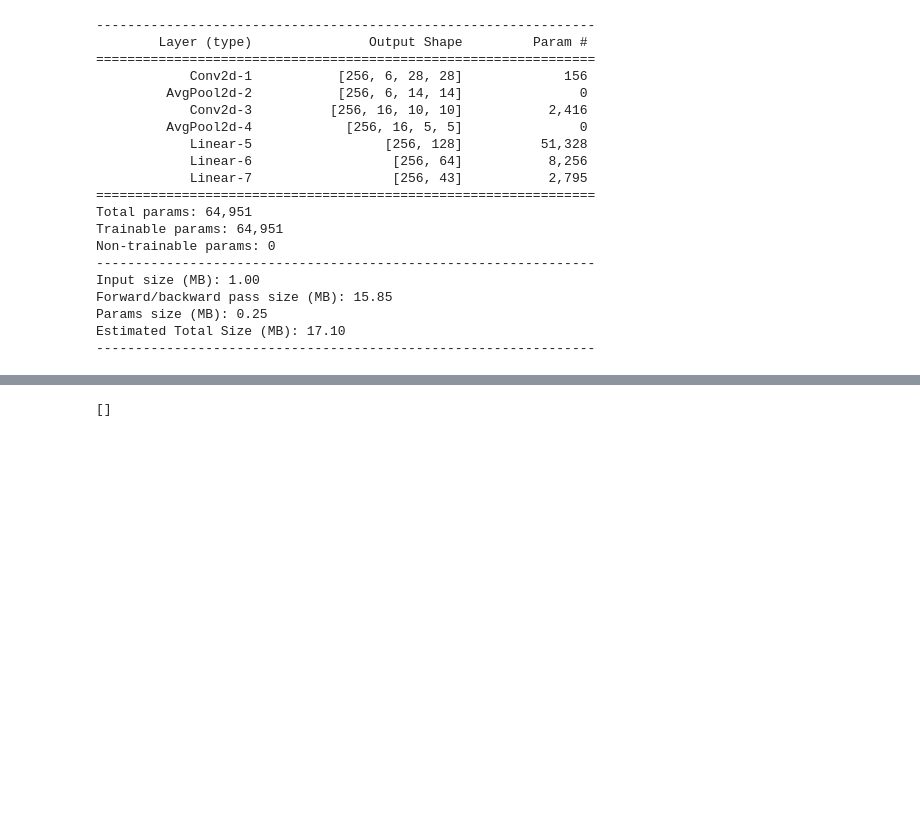
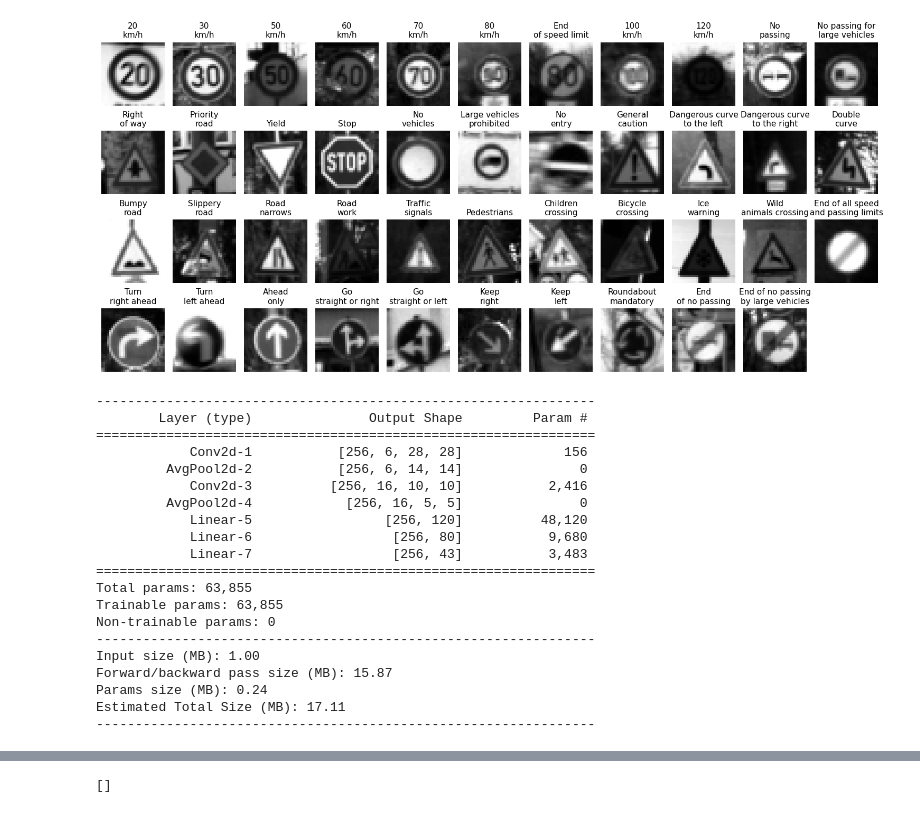
Before and after one commit to ro-jo-mo/Dissertation-Verifying-NN, a Jupyter notebook: Robustness/pytorch greyscale.ipynb, the cells around one changed output, grey strips where cells are left out. Drawn from its saved outputs; the diff is of its cells as text; code cells hidden in the pictures; blank space fills up the shorter version.

```diff
--- a/Robustness/pytorch greyscale.ipynb
+++ b/Robustness/pytorch greyscale.ipynb
@@ -124,3 +124,29 @@ Yield
+# %%
+images = torch.zeros((n_classes,1,_N,_N))
+
+for imgs,lbls in train_loader:
+    for img,lbl in zip(imgs,lbls):
+        images[lbl] = img
+# %%
+plt.rc('axes', titlesize=11)
+
+
+plt.figure(figsize=(15,7))
+
+
+for i, img in enumerate(images):
+    name = LABELS[i]
+    if len(name) > 24:
+        name = name[:12] + name[12:].replace(" ","\n",1)
+    else:
+        name = name.replace(" ","\n",1)
+    plt.subplot(4,11, i + 1)
+    plt.imshow(to_image(img),cmap="grey")
+    plt.title(name)
+    plt.axis("off")
+plt.tight_layout()
+# %% [output]
+[figure, added]
 # %%
 class Model(torch.nn.Module):
     def __init__(self):
@@ -137,9 +163,9 @@ class Model(torch.nn.Module):
         self.conv2 = torch.nn.Conv2d(x.shape[1],16,5)
         x = self.pool(self.activation(self.conv2(x)))
         x = torch.flatten(x, start_dim=1)
-        self.dense1 = torch.nn.Linear(x.shape[1],128)
+        self.dense1 = torch.nn.Linear(x.shape[1],120)
         x = self.activation(self.dense1(x))
-        self.dense2 = torch.nn.Linear(x.shape[1],64)
+        self.dense2 = torch.nn.Linear(x.shape[1],80)
         x = self.activation(self.dense2(x))
         self.final = torch.nn.Linear(x.shape[1],n_classes)
 
@@ -166,18 +192,18 @@ summary(model,(1,32,32),batch_size)
          AvgPool2d-2           [256, 6, 14, 14]               0
             Conv2d-3          [256, 16, 10, 10]           2,416
          AvgPool2d-4            [256, 16, 5, 5]               0
-            Linear-5                 [256, 128]          51,328
-            Linear-6                  [256, 64]           8,256
-            Linear-7                  [256, 43]           2,795
+            Linear-5                 [256, 120]          48,120
+            Linear-6                  [256, 80]           9,680
+            Linear-7                  [256, 43]           3,483
 ================================================================
-Total params: 64,951
-Trainable params: 64,951
+Total params: 63,855
+Trainable params: 63,855
 Non-trainable params: 0
 ----------------------------------------------------------------
 Input size (MB): 1.00
-Forward/backward pass size (MB): 15.85
-Params size (MB): 0.25
-Estimated Total Size (MB): 17.10
+Forward/backward pass size (MB): 15.87
+Params size (MB): 0.24
+Estimated Total Size (MB): 17.11
 ----------------------------------------------------------------
 # %%
 loss_func = torch.nn.CrossEntropyLoss().to(device)
```
Also changed, not shown: parts of 8 cells of this notebook.
